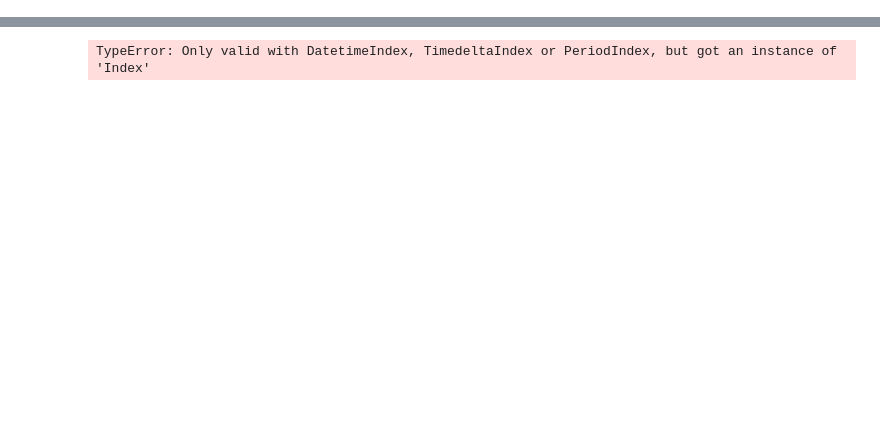
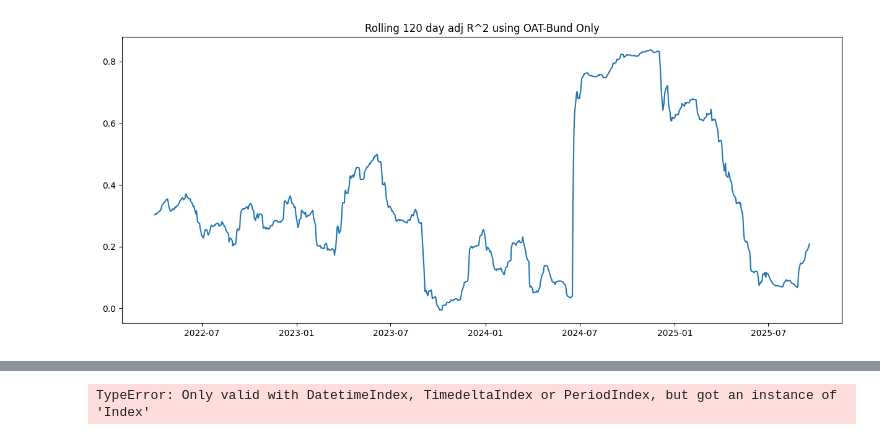
Before and after one commit to vasusharmaiiicm/7A.-IG-Main-Email, a Jupyter notebook: v13 - comparing r^2 of both.ipynb, the cells around one changed output, grey strips where cells are left out. Drawn from its saved outputs; the diff is of its cells as text; code cells hidden in the pictures; blank space fills up the shorter version.

```diff
--- a/v13 - comparing r^2 of both.ipynb
+++ b/v13 - comparing r^2 of both.ipynb
@@ -193 +193,42 @@ daily_df1["R^2 using Sov_Avg Sprd"] = daily_df["R^2"]
+# %%
+df = pd.read_excel("BBG Data v2.xlsx", index_col=0, parse_dates=True)
+back = df.copy()
+email_df = df.copy()
+email_df["Actual Main-IG"] = email_df["Main"] - email_df["IG"]
+email_df["V2X - VIX"] = email_df["V2X"] - email_df["VIX"]
+email_df["Sov_Avg"] = 0.5*(email_df["BTP"] + email_df["OAT"] - 2*email_df["Bund"])
+email_df["OAT-Bund Sprd"] = 0.5*(email_df["BTP"] + email_df["OAT"] - 2*email_df["Bund"])
+# email_df["OAT-Bund Sprd"] = email_df["OAT"] - email_df["Bund"]
+email_df = email_df[["Actual Main-IG","V2X - VIX","OAT-Bund Sprd"]].copy()
+email_df["Date"] = email_df.index.date
+email_df = email_df[~email_df["Date"].isin(all_dates)].drop("Date",axis=1)
+email_df = email_df.resample("1min").last().ffill()
+email_df = email_df[email_df.index.dayofweek<=4]
+email_df = email_df[(email_df.index.time>=pd.to_datetime("07:30:00").time()) & (email_df.index.time<=pd.to_datetime("11:59:00").time())].copy()
+
+daily_df = email_df[email_df.index.time==pd.to_datetime("11:59:00").time()]
+daily_df.index = daily_df.index.date
+daily_df = daily_df.diff(5).dropna()
+
+daily_df["Const."] = [np.nan]*len(daily_df)
+daily_df["V2X - VIX coef."] = [np.nan]*len(daily_df)
+daily_df["OAT-Bund Sprd coef."] = [np.nan]*len(daily_df)
+daily_df["R^2"] = [np.nan]*len(daily_df)
+lookback = 120
+
+for i in range(lookback, len(daily_df),1):
+    X = daily_df[["V2X - VIX","OAT-Bund Sprd"]].iloc[i-lookback:i]
+    Y = daily_df[["Actual Main-IG"]].iloc[i-lookback:i]
+    model = sm.OLS(Y, sm.add_constant(X)).fit()
+    daily_df.loc[daily_df.index[i],"Const."] = model.params.iloc[0]
+    daily_df.loc[daily_df.index[i],"V2X - VIX coef."] = model.params.iloc[1]
+    daily_df.loc[daily_df.index[i],"OAT-Bund Sprd coef."] = model.params.iloc[2]
+    daily_df.loc[daily_df.index[i], "R^2"] = model.rsquared_adj
+
+daily_df["R^2"].plot(figsize=(15,6))
+plt.title("Rolling 120 day adj R^2 using OAT-Bund Only")
+plt.show()
+daily_df1["R^2 using Sov_Avg Sprd"] = daily_df["R^2"]
+# %% [output]
+[figure, added]
 # %%
```
Also changed, not shown: parts of 4 cells of this notebook, 3 other files.
